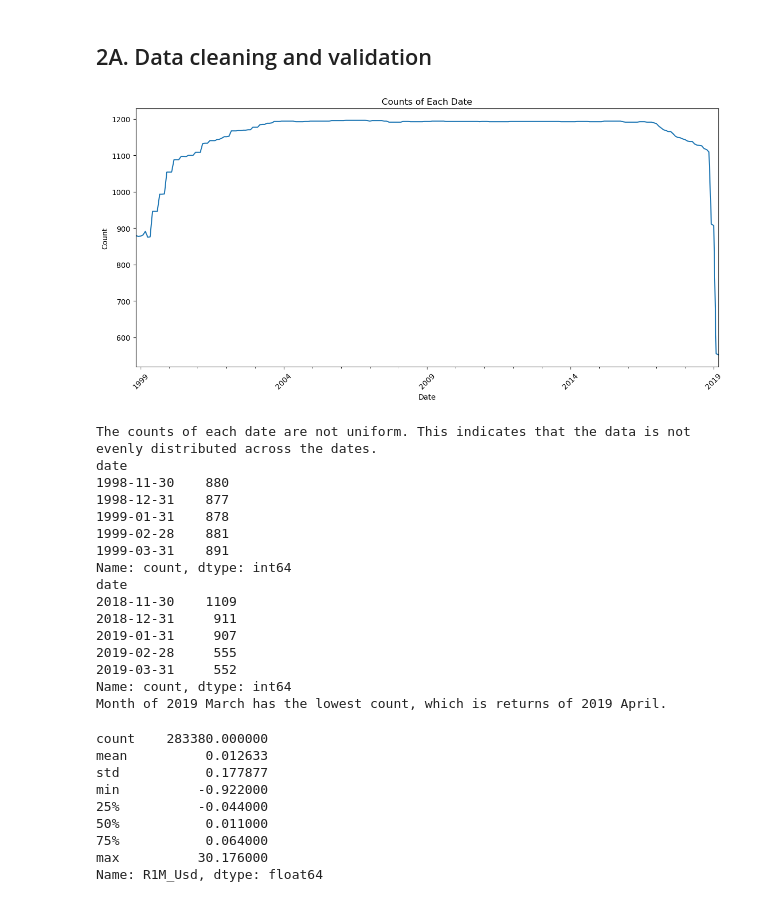
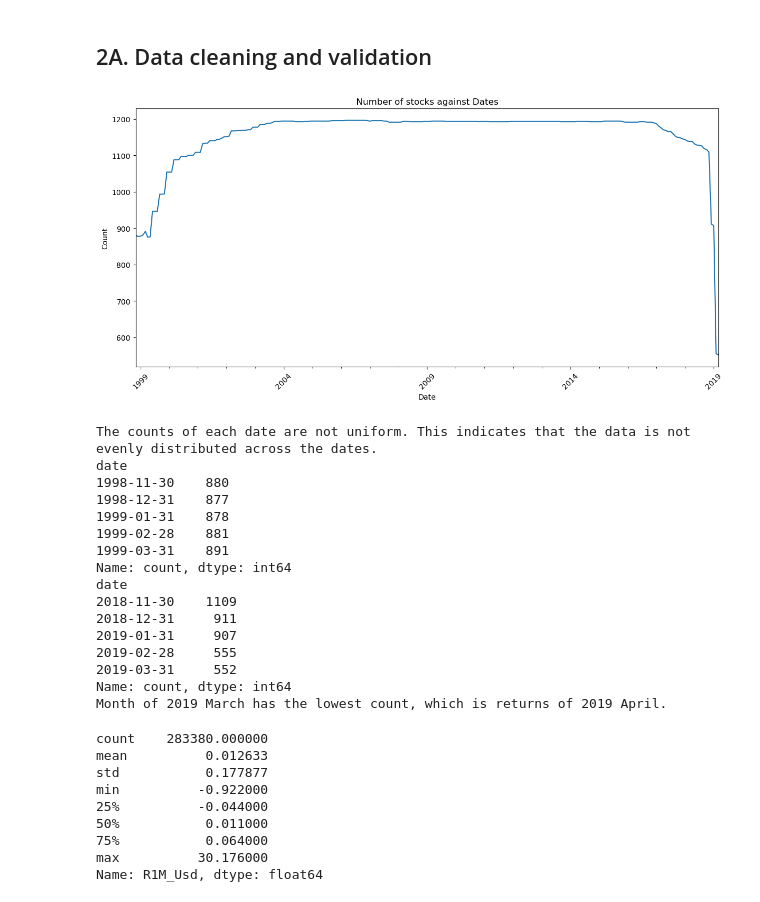
Before and after one commit to KiranReddy0808/FE5108-Portfolio-Theory-and-Investments, a Jupyter notebook: Assignment 3/Assignment3.ipynb, the cells around one changed output. Cells and saved outputs as stored; diff of their text form; code cells hidden in the pictures.

```diff
--- a/Assignment 3/Assignment3.ipynb
+++ b/Assignment 3/Assignment3.ipynb
@@ -315,24 +316,24 @@ date_counts = df_stocks_data['date'].value_counts()
 # %%
 import matplotlib.pyplot as plt
 
 date_counts = date_counts.sort_index()
 
 # Plot the counts
 plt.figure(figsize=(12, 6))
 date_counts.plot()
-plt.title('Counts of Each Date')
+plt.title('Number of stocks against Dates')
 plt.xlabel('Date')
 plt.ylabel('Count')
 plt.xticks(rotation=45)
 plt.tight_layout()
 plt.show()
 
 print("The counts of each date are not uniform. This indicates that the data is not evenly distributed across the dates.")
 print(date_counts.head())
 print(date_counts.tail())
 print("Month of 2019 March has the lowest count, which is returns of 2019 April.")
 # %% [output]
-[figure, old version]
+[figure, new version]
 The counts of each date are not uniform. This indicates that the data is not evenly distributed across the dates.
 date
 1998-11-30    880
```
Also changed, not shown: parts of 3 cells of this notebook.
